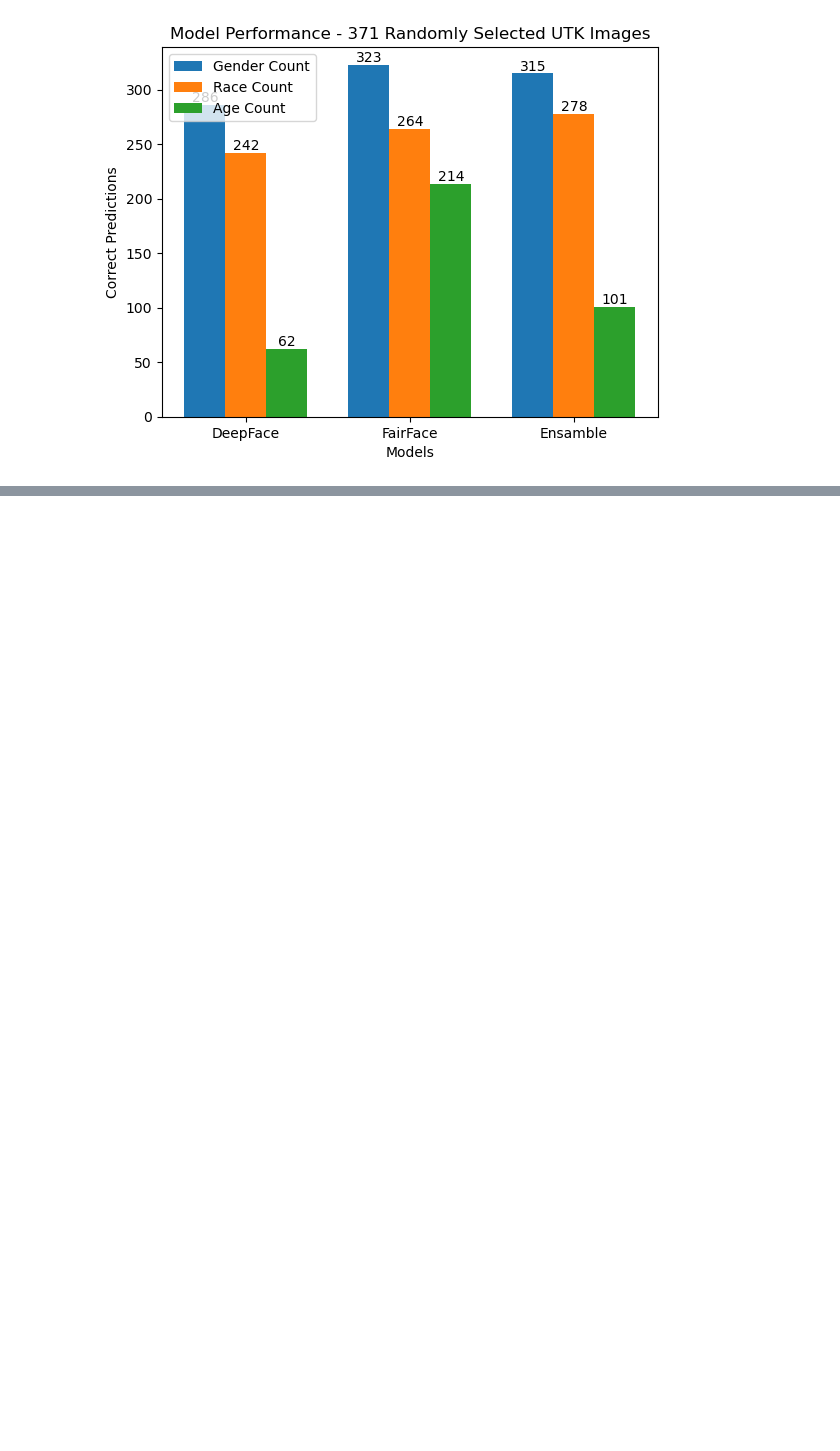
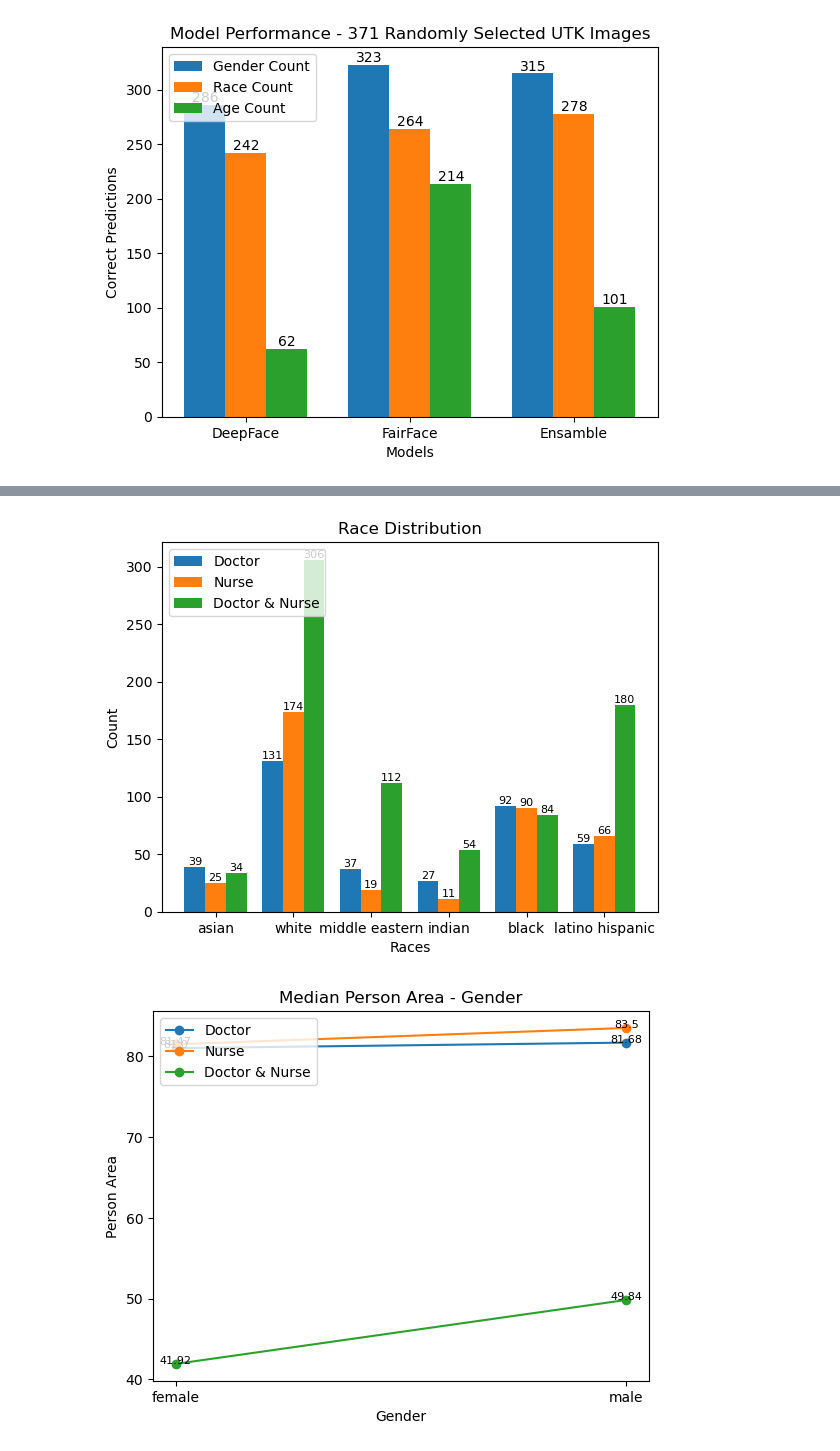
Before and after one commit to Jer0me123/FYP, a Jupyter notebook: Testing/FYP - FullPipeline.ipynb, the cells around one changed output, grey strips where cells are left out. Saved outputs shown, nothing was run; the diff lists cells and outputs as text; code cells hidden in the pictures; blank space fills up the shorter version.

```diff
--- a/Testing/FYP - FullPipeline.ipynb
+++ b/Testing/FYP - FullPipeline.ipynb
@@ -1722,0 +2021,46 @@ Simpson Evenness & 0.998  &  0.276  &  0.202
+# %%
+# path = "C:\\Users\\User\\FYP\\Dall-E\\GeneratedImages\\Doctor-385\\FairFaceImagesMetrics"
+# path = "C:\\Users\\User\\FYP\\StableDiffusion\\StableDiffusion\\stable-diffusion-webui\\outputs\\txt2img-images\\Doctor(DPM++ 2M Karras)\\FairFaceImagesMetrics"
+# path = "C:\\Users\\User\\FYP\\DownloadedImages\\LAION-400M\\doctorImageSubsetsForProcessing\\Subset_1_OnePerson\\FairFaceImagesMetrics"
+path = "C:\\Users\\User\\FYP\\MidJourney\\Doctor-385\\FairFaceImagesMetrics"
+DocFairFaceDict = LoadMetricCSVFromFolder(path)
+
+# path = "C:\\Users\\User\\FYP\\Dall-E\\GeneratedImages\\Nurse-385\\FairFaceImagesMetrics"
+# path = "C:\\Users\\User\\FYP\\StableDiffusion\\StableDiffusion\\stable-diffusion-webui\\outputs\\txt2img-images\\Nurse(DPM++ 2M Karras)\\FairFaceImagesMetrics"
+# path = "C:\\Users\\User\\FYP\\DownloadedImages\\LAION-400M\\nurseImageSubsetsForProcessing\\Subset_1_OnePerson\\FairFaceImagesMetrics"
+path = "C:\\Users\\User\\FYP\\MidJourney\\Nurse-385\\FairFaceImagesMetrics"
+NurseFairFaceDict = LoadMetricCSVFromFolder(path)
+
+# path = "C:\\Users\\User\\FYP\\Dall-E\\GeneratedImages\\DocNurse-385\\FairFaceImagesMetrics"
+# path = "C:\\Users\\User\\FYP\\StableDiffusion\\StableDiffusion\\stable-diffusion-webui\\outputs\\txt2img-images\\Doctor&Nurse(DPM++ 2M Karras)\\FairFaceImagesMetrics"
+path = "C:\\Users\\User\\FYP\\MidJourney\\DocNurse-385\\FairFaceImagesMetrics"
+BothFairFaceDict = LoadMetricCSVFromFolder(path)
+# %%
+dataSetFairFace = {"Doctor":DocFairFaceDict,"Nurse": NurseFairFaceDict, "Doctor & Nurse":BothFairFaceDict}
+
+# MultiMetricGenderDisplay(dataSetFairFace, specific_race=None, specific_emotion=None, specific_age=None)
+
+MultiMetricRaceDisplay(dataSetFairFace, specific_gender=None, specific_emotion=None, specific_age=None)
+
+# MultiMetricAgeDisplay(dataSetFairFace, specific_gender=None, specific_race=None, specific_emotion=None)
+
+MultiMetricCenterDistanceDisplay(dataSetFairFace, category='gender', type='area')
+MultiMetricCenterDistanceDisplay(dataSetFairFace, category='gender', type='distance')
+MultiMetricCenterDistanceDisplay(dataSetFairFace, category='race', type='area')
+MultiMetricCenterDistanceDisplay(dataSetFairFace, category='race', type='distance')
+
+# CorrelationMetric(DocFairFaceDict)
+# print()
+# CorrelationMetric(NurseFairFaceDict)
+# print()
+# CorrelationMetric(BothFairFaceDict)
+
+# print(ShannonSimpsonMetrics(DocFairFaceDict))
+# print()
+# print(ShannonSimpsonMetrics(NurseFairFaceDict))
+# print()
+# print(ShannonSimpsonMetrics(BothFairFaceDict))
+# print()
+# %% [output]
+[figure, added]
+[figure, added]
```
Also changed, not shown: parts of 6 cells of this notebook.
